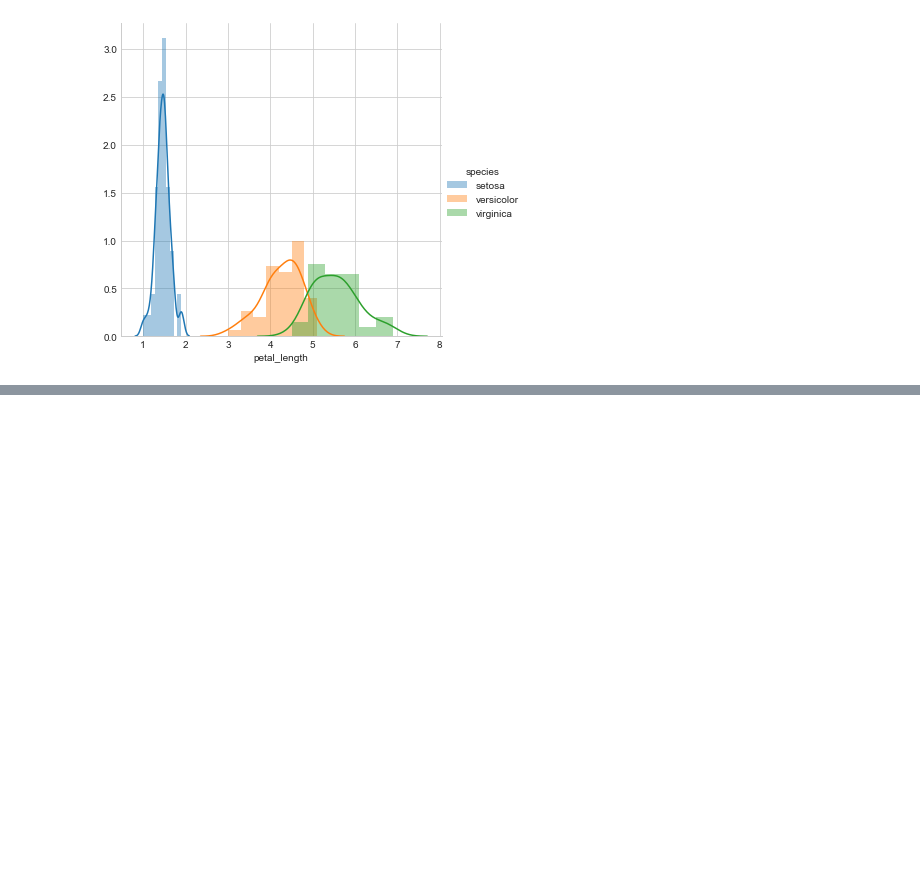
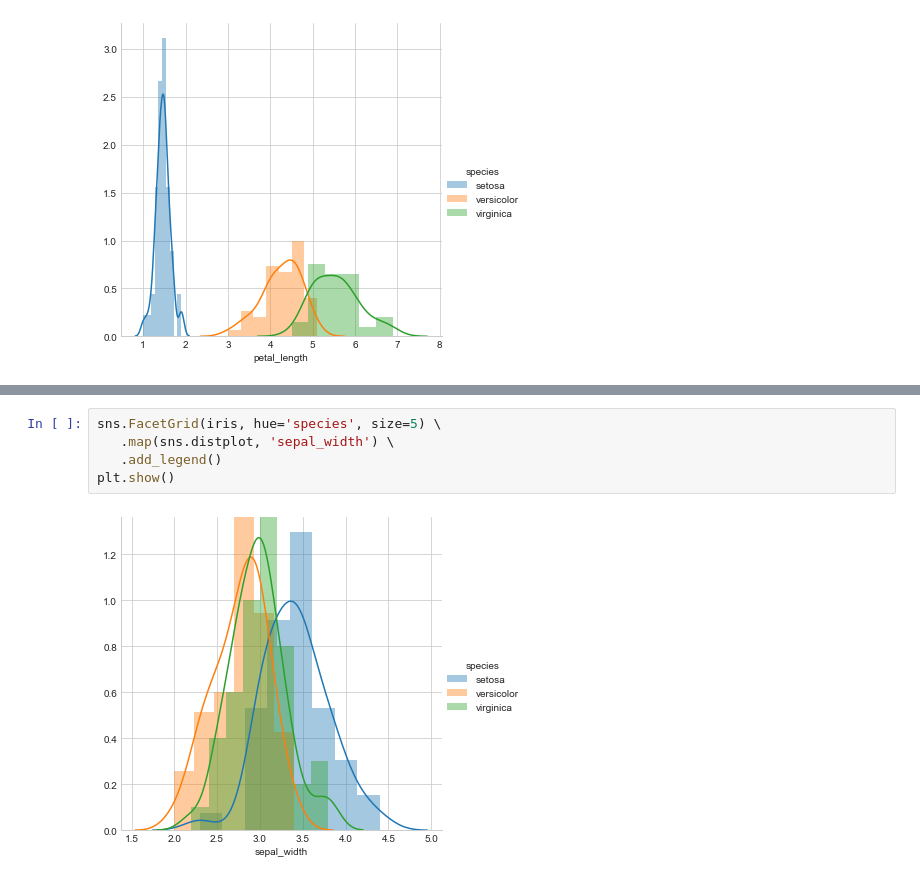
Before and after one commit to cherry-rd/exploratory-data-analysis, a Jupyter notebook: Exploratory Data Analysis - IRIS Dataset.ipynb, the cells around one changed output, grey strips where cells are left out. Cells and saved outputs as stored; diff of their text form; blank space fills up the shorter version.

```diff
--- a/Exploratory Data Analysis - IRIS Dataset.ipynb
+++ b/Exploratory Data Analysis - IRIS Dataset.ipynb
@@ -128,0 +143,7 @@ plt.show()
+# %%
+sns.FacetGrid(iris, hue='species', size=5) \
+   .map(sns.distplot, 'sepal_width') \
+   .add_legend()
+plt.show()
+# %% [output]
+[figure, added]
```
Also changed, not shown: parts of 2 cells of this notebook.
